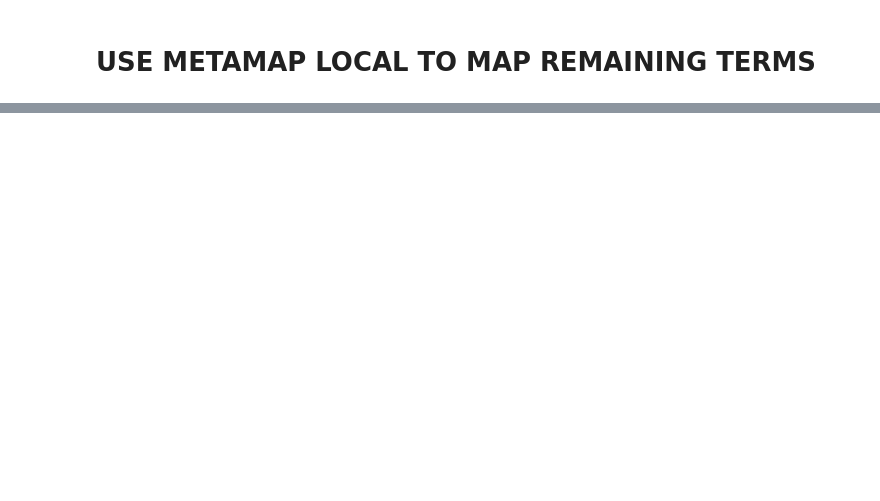
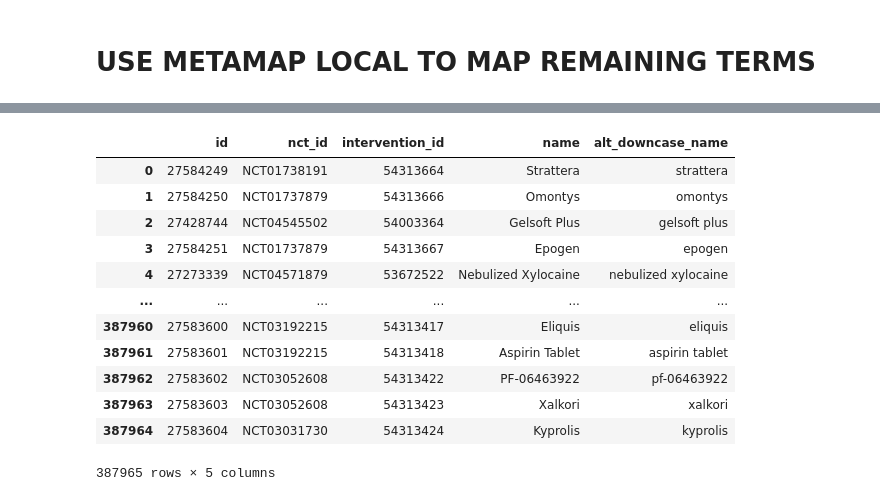
Before and after one commit to GitHubbit/Multiomics_ClinicalTrials_KP, a Jupyter notebook: mapper_ipynb_to_py_mm_only.ipynb, the cells around one changed output, grey strips where cells are left out. Saved outputs shown, nothing was run; the diff lists cells and outputs as text; code cells hidden in the pictures; blank space fills up the shorter version.

```diff
--- a/mapper_ipynb_to_py_mm_only.ipynb
+++ b/mapper_ipynb_to_py_mm_only.ipynb
@@ -521,3 +543,22 @@ def compile_and_output(df_dict, ct_terms, remaining_unmapped_possible):
 #                                    "all_metamapped_conditions": all_metamapped_conditions,
 #                                    "all_metamapped_interventions": all_metamapped_interventions}
 #     compile_and_output(df_dict, ct_terms, remaining_unmapped_possible)
+# %%
+interventions_alts = pd.read_csv('/Users/Kamileh/Work/ISB/NCATS_BiomedicalTranslator/Projects/ClinicalTrials/ETL_Python/data/08_21_2023_extracted' + '/intervention_other_names.txt', sep='|', index_col=False, header=0)
+interventions_alts['alt_downcase_name'] = interventions_alts['name'].str.lower()
+
+interventions_alts
+# %% [output]
+|  | id | nct_id | intervention_id | name | alt_downcase_name |
+| 0 | 27584249 | NCT01738191 | 54313664 | Strattera | strattera |
+| 1 | 27584250 | NCT01737879 | 54313666 | Omontys | omontys |
+| 2 | 27428744 | NCT04545502 | 54003364 | Gelsoft Plus | gelsoft plus |
+| 3 | 27584251 | NCT01737879 | 54313667 | Epogen | epogen |
+| 4 | 27273339 | NCT04571879 | 53672522 | Nebulized Xylocaine | nebulized xylocaine |
+| ... | ... | ... | ... | ... | ... |
+| 387960 | 27583600 | NCT03192215 | 54313417 | Eliquis | eliquis |
+| 387961 | 27583601 | NCT03192215 | 54313418 | Aspirin Tablet | aspirin tablet |
+| 387962 | 27583602 | NCT03052608 | 54313422 | PF-06463922 | pf-06463922 |
+| 387963 | 27583603 | NCT03052608 | 54313423 | Xalkori | xalkori |
+| 387964 | 27583604 | NCT03031730 | 54313424 | Kyprolis | kyprolis |
+387965 rows × 5 columns
```
Also changed, not shown: parts of 10 cells of this notebook.
